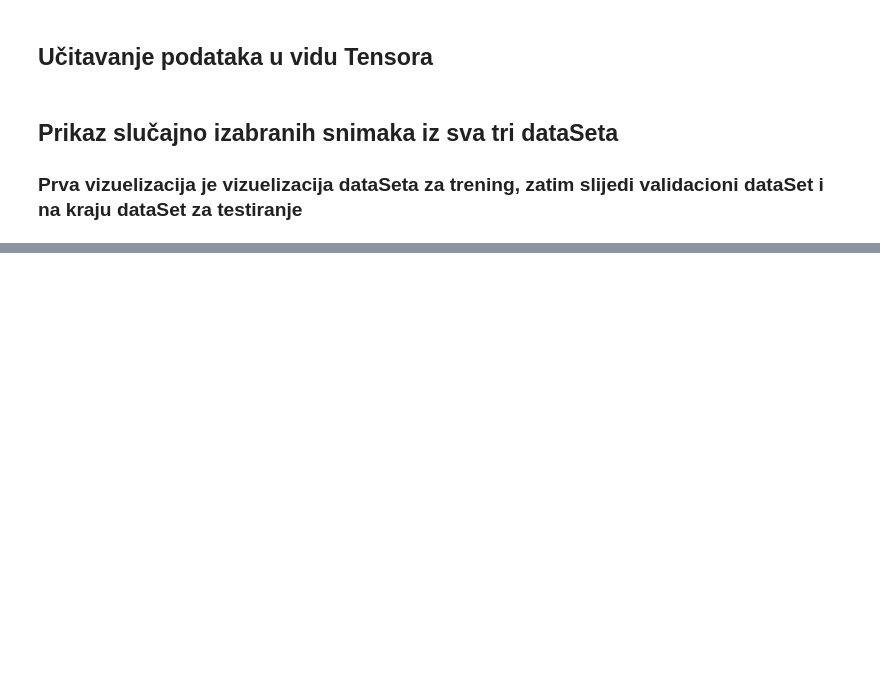
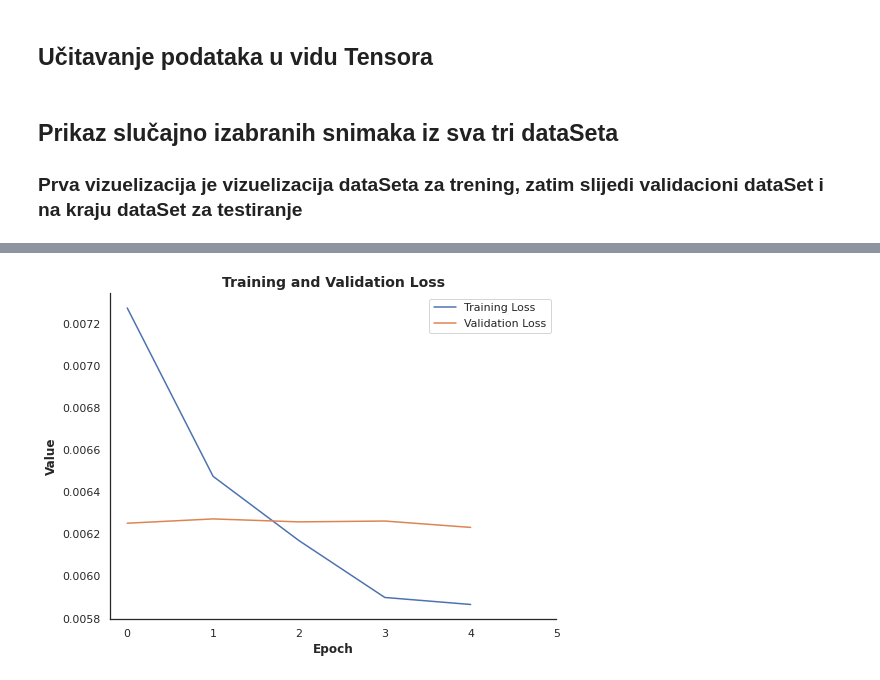
Before and after one commit to WorldWideWest/DSS-Cancer, a Jupyter notebook: classification.ipynb, the cells around one changed output, grey strips where cells are left out. Drawn from its saved outputs; the diff is of its cells as text; code cells hidden in the pictures; blank space fills up the shorter version.

```diff
--- a/classification.ipynb
+++ b/classification.ipynb
@@ -137,0 +147,16 @@ NameError: name 'valEpochLoss' is not defined
+# %%
+plt.figure(figsize = (8,6))
+plt.plot(avgEpochLoss, label = "Training Loss")
+plt.plot(valEpochLoss, label = "Validation Loss")
+plt.title("Training and Validation Loss", fontsize = 14, fontweight = "bold")
+plt.xlabel("Epoch", fontsize = 12, fontweight = "bold")
+plt.ylabel("Value", fontsize = 12, fontweight = "bold")
+plt.xticks([0, 1, 2, 3, 4, 5])
+
+sns.set_style("white")
+sns.despine(top = True, right = True)
+
+plt.legend()
+plt.show()
+# %% [output]
+[figure, added]
```
Also changed, not shown: parts of 9 cells of this notebook, 2 other files.
